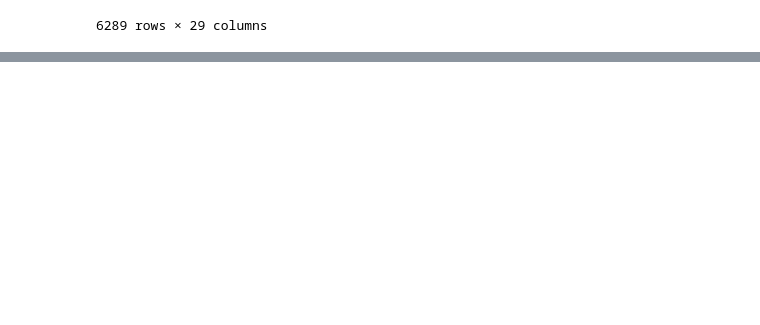
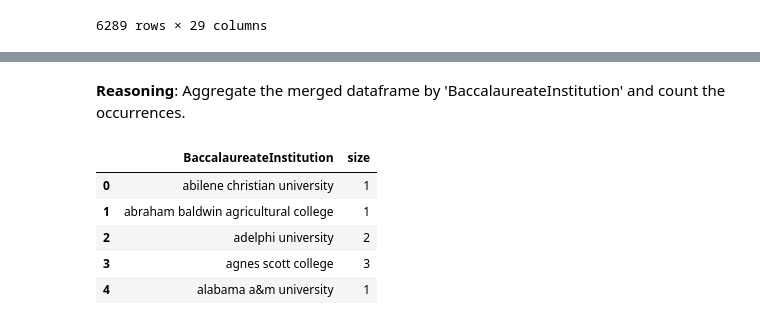
Before and after one commit to inkatown/GRFP_Public_Data, a Jupyter notebook: Public_GRFP.ipynb, the cells around one changed output, grey strips where cells are left out. Cells and saved outputs as stored; diff of their text form; code cells hidden in the pictures; blank space fills up the shorter version.

```diff
--- a/Public_GRFP.ipynb
+++ b/Public_GRFP.ipynb
@@ -194,0 +307,13 @@ accredited_institutions_df
+# %% [markdown]
+**Reasoning**:
+Aggregate the merged dataframe by 'BaccalaureateInstitution' and count the occurrences.
+# %%
+institution_counts = merged_df.groupby('BaccalaureateInstitution', as_index=False).size()
+display(institution_counts.head())
+# %% [output]
+|  | BaccalaureateInstitution | size |
+| 0 | abilene christian university | 1 |
+| 1 | abraham baldwin agricultural college | 1 |
+| 2 | adelphi university | 2 |
+| 3 | agnes scott college | 3 |
+| 4 | alabama a&m university | 1 |
```
Also changed, not shown: parts of 18 cells of this notebook.
